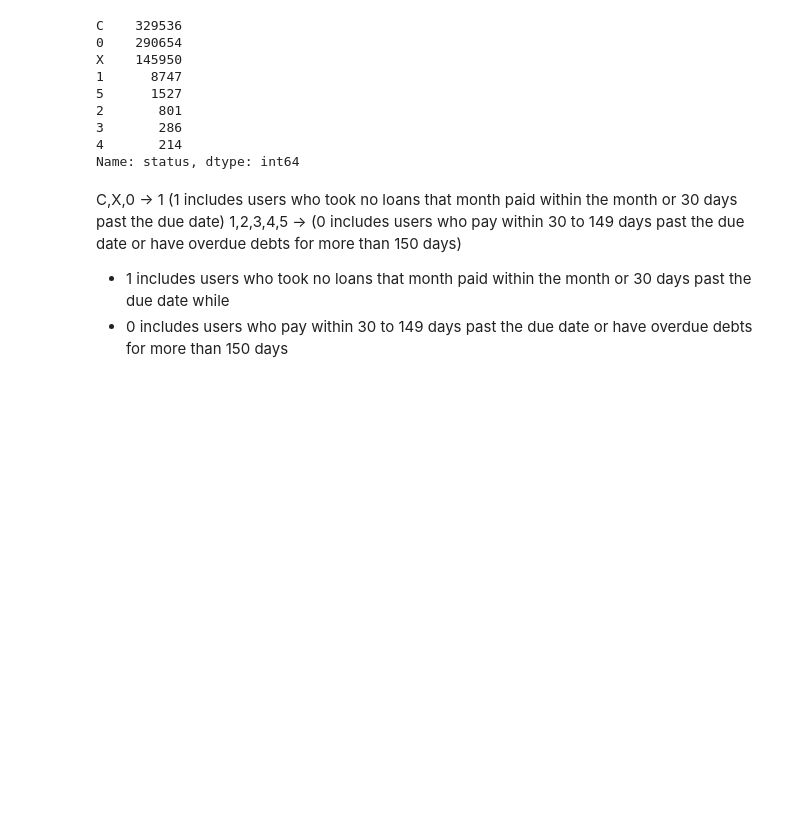
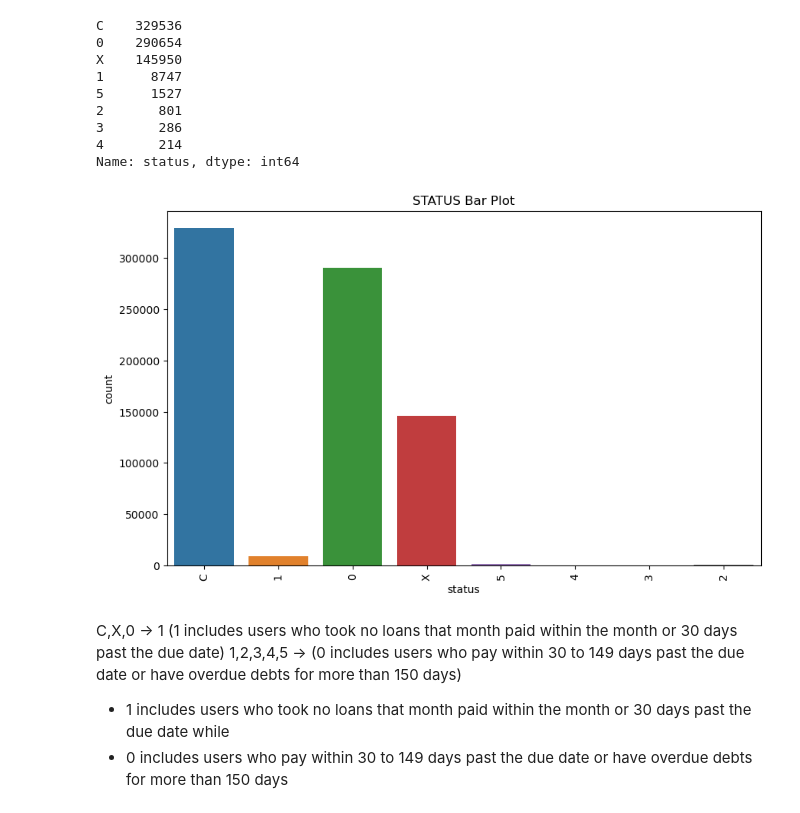
Before and after one commit to hasantahabagci/Credit-Card-Approval-Prediction, a Jupyter notebook: exploration.ipynb, the cells around one changed output. Drawn from its saved outputs; the diff is of its cells as text; code cells hidden in the pictures; blank space fills up the shorter version.

```diff
--- a/exploration.ipynb
+++ b/exploration.ipynb
@@ -542,6 +541,10 @@ X    145950
 3       286
 4       214
 Name: status, dtype: int64
+# %%
+plotbar(df, "status")
+# %% [output]
+[figure, added]
 # %% [markdown]
 C,X,0 -> 1 (1 includes users who took no loans that month paid within the month or 30 days past the due date)
 1,2,3,4,5 -> (0 includes users who pay within 30 to 149 days past the due date or have overdue debts for more than 150 days)
```
Also changed, not shown: parts of 20 cells of this notebook, 1 other file.
